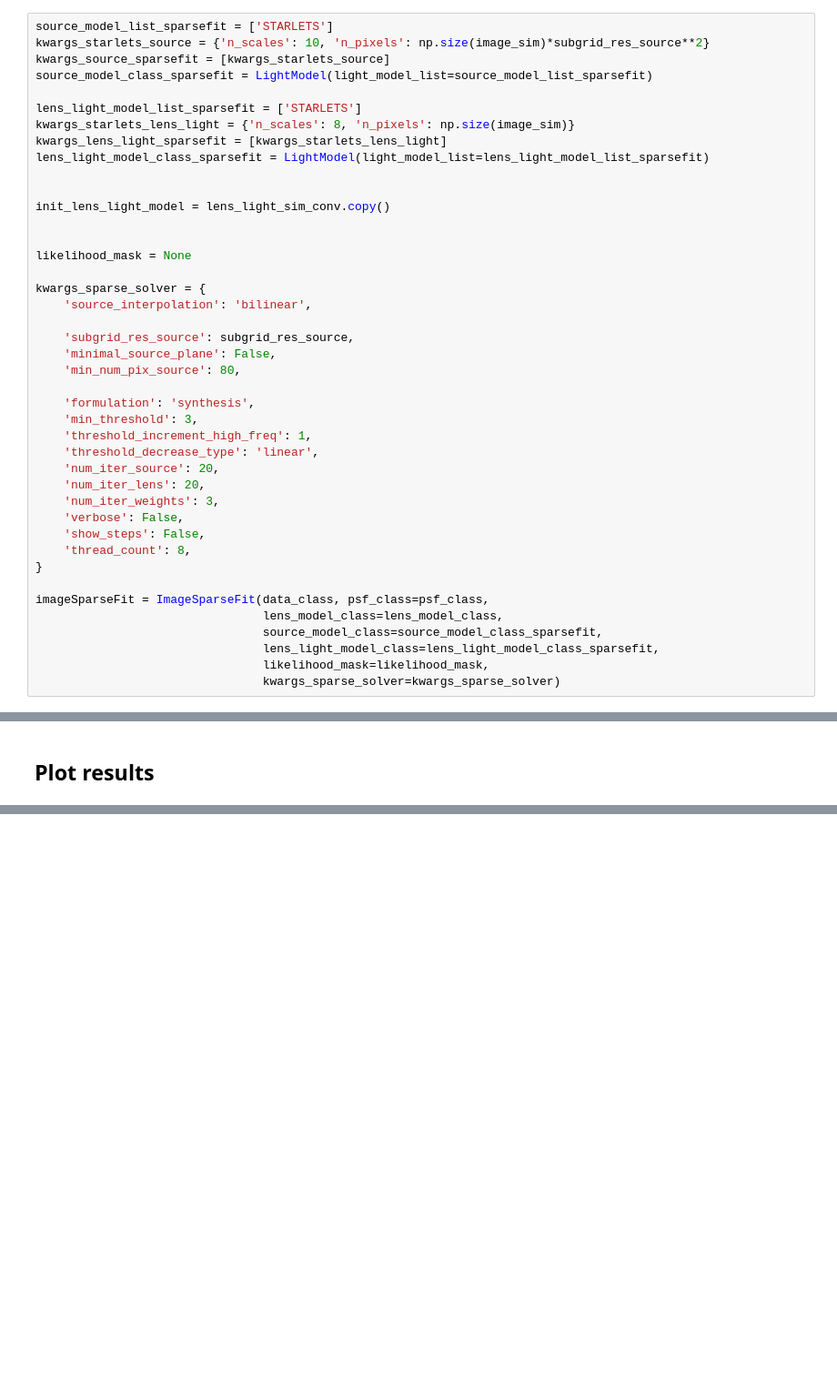
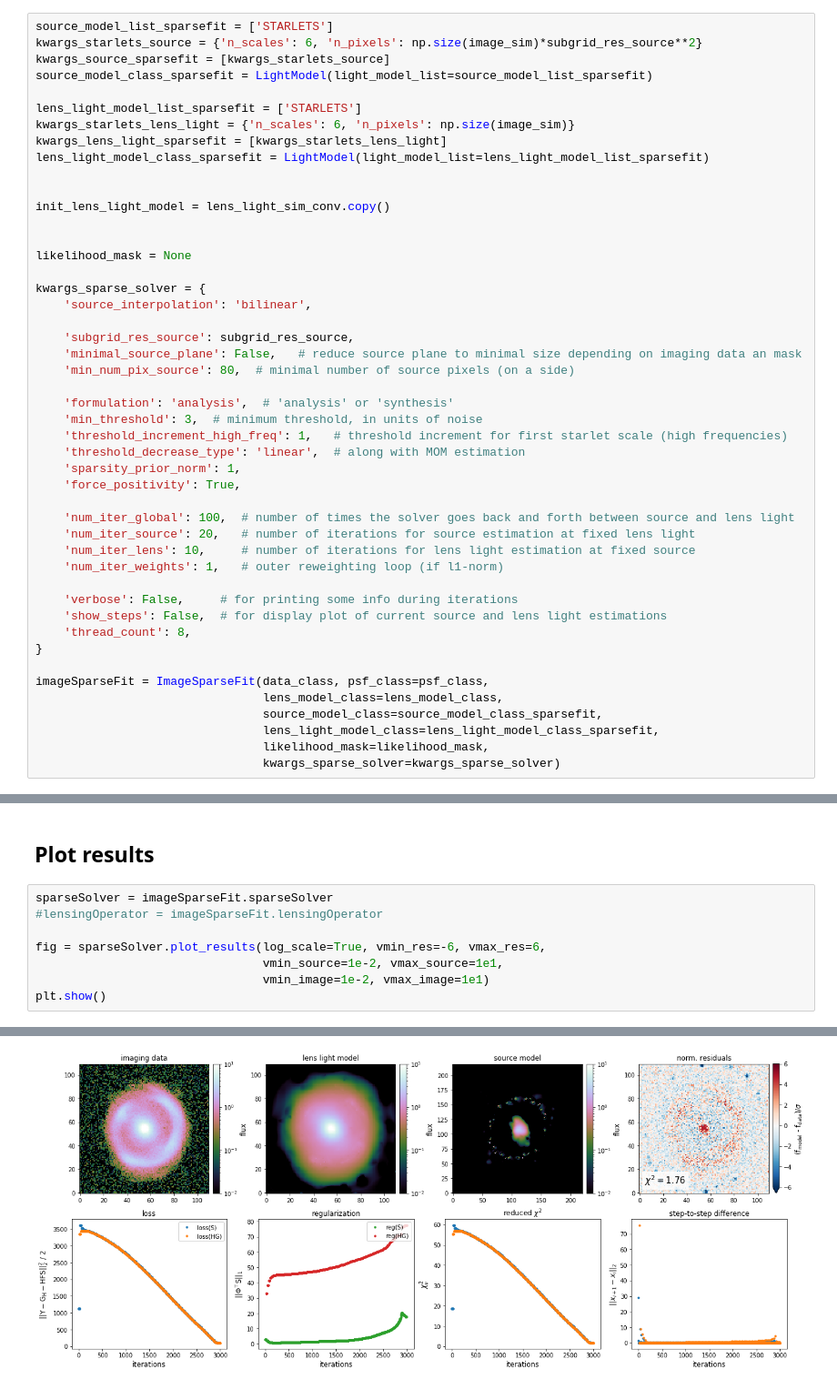
Before and after one commit to aymgal/SLITronomy, a Jupyter notebook: thirdparty/notebooks/06_complex_sourcelens_reconstruction.ipynb, the cells around one changed output, grey strips where cells are left out. Shown at 91% size. Drawn from its saved outputs; the diff is of its cells as text; blank space fills up the shorter version.

```diff
--- a/thirdparty/notebooks/06_complex_sourcelens_reconstruction.ipynb
+++ b/thirdparty/notebooks/06_complex_sourcelens_reconstruction.ipynb
@@ -177,12 +201,12 @@ plt.show()
 ## Sparse optimizazion to reconstruct the source light
 # %%
 source_model_list_sparsefit = ['STARLETS']
-kwargs_starlets_source = {'n_scales': 10, 'n_pixels': np.size(image_sim)*subgrid_res_source**2}
+kwargs_starlets_source = {'n_scales': 6, 'n_pixels': np.size(image_sim)*subgrid_res_source**2}
 kwargs_source_sparsefit = [kwargs_starlets_source]
 source_model_class_sparsefit = LightModel(light_model_list=source_model_list_sparsefit)
 
 lens_light_model_list_sparsefit = ['STARLETS']
-kwargs_starlets_lens_light = {'n_scales': 8, 'n_pixels': np.size(image_sim)}
+kwargs_starlets_lens_light = {'n_scales': 6, 'n_pixels': np.size(image_sim)}
 kwargs_lens_light_sparsefit = [kwargs_starlets_lens_light]
 lens_light_model_class_sparsefit = LightModel(light_model_list=lens_light_model_list_sparsefit)
 
@@ -196,18 +220,23 @@ kwargs_sparse_solver = {
     'source_interpolation': 'bilinear',
 
     'subgrid_res_source': subgrid_res_source,
-    'minimal_source_plane': False,
-    'min_num_pix_source': 80,
+    'minimal_source_plane': False,   # reduce source plane to minimal size depending on imaging data an mask
+    'min_num_pix_source': 80,  # minimal number of source pixels (on a side)
 
-    'formulation': 'synthesis',
-    'min_threshold': 3,
-    'threshold_increment_high_freq': 1,
-    'threshold_decrease_type': 'linear',
-    'num_iter_source': 20,
-    'num_iter_lens': 20,
-    'num_iter_weights': 3,
-    'verbose': False,
-    'show_steps': False,
+    'formulation': 'analysis',  # 'analysis' or 'synthesis'
+    'min_threshold': 3,  # minimum threshold, in units of noise
+    'threshold_increment_high_freq': 1,   # threshold increment for first starlet scale (high frequencies)
+    'threshold_decrease_type': 'linear',  # along with MOM estimation
+    'sparsity_prior_norm': 1,
+    'force_positivity': True,
+
+    'num_iter_global': 100,  # number of times the solver goes back and forth between source and lens light
+    'num_iter_source': 20,   # number of iterations for source estimation at fixed lens light
+    'num_iter_lens': 10,     # number of iterations for lens light estimation at fixed source
+    'num_iter_weights': 1,   # outer reweighting loop (if l1-norm)
+
+    'verbose': False,     # for printing some info during iterations
+    'show_steps': False,  # for display plot of current source and lens light estimations
     'thread_count': 8,
 }
 
@@ -231,2 +260,11 @@ Runtime : 37.390 s
 # %% [markdown]
 ## Plot results
+# %%
+sparseSolver = imageSparseFit.sparseSolver
+#lensingOperator = imageSparseFit.lensingOperator
+
+fig = sparseSolver.plot_results(log_scale=True, vmin_res=-6, vmax_res=6,
+                                vmin_source=1e-2, vmax_source=1e1,
+                                vmin_image=1e-2, vmax_image=1e1)
+plt.show()
+# %% [output]
@@ -232,0 +272 @@ Runtime : 37.390 s
+[figure, added]
```
Also changed, not shown: parts of 26 cells of this notebook, 2 other files.
